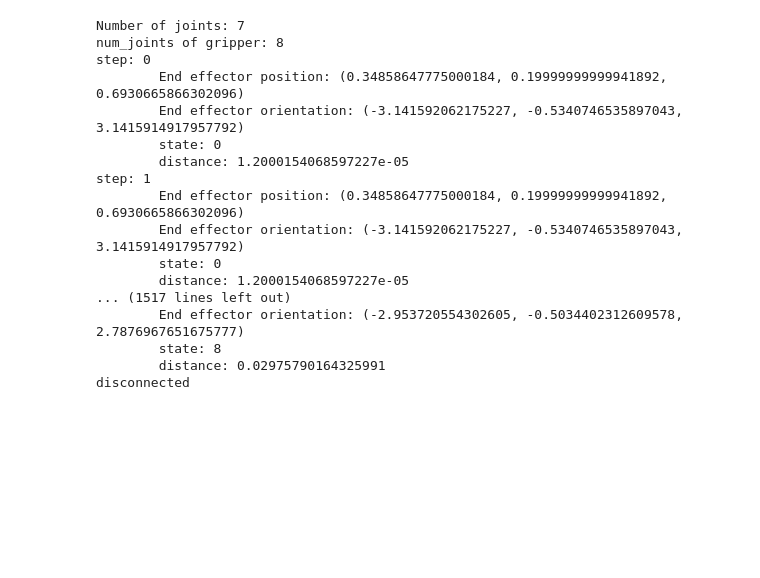
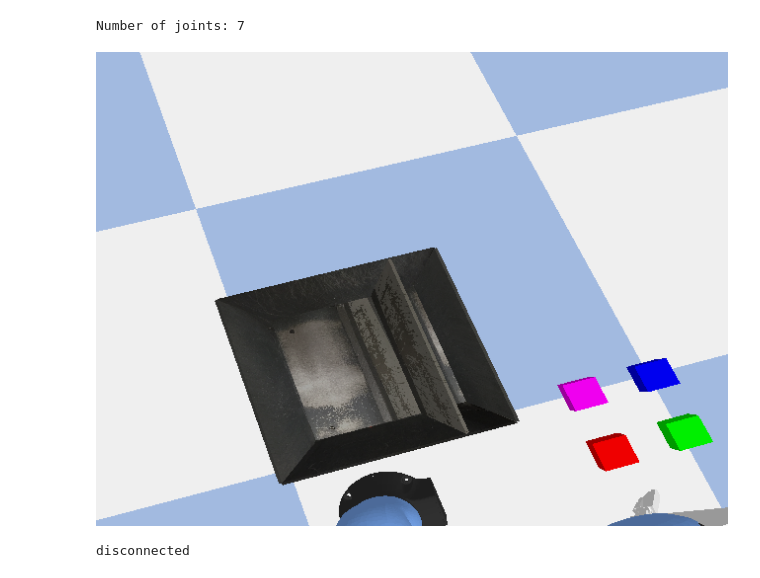
Before and after one commit to LiterallyTheOne/capstone_kaggle_generative_ai, a Jupyter notebook: notebooks/pybullet_2.ipynb, the cells around one changed output. Cells and saved outputs as stored; diff of their text form; code cells hidden in the pictures; blank space fills up the shorter version.

```diff
--- a/notebooks/pybullet_2.ipynb
+++ b/notebooks/pybullet_2.ipynb
@@ -365,21 +212,0 @@ def main():
-# %%
-if __name__ == "__main__":
-    main()
-# %% [output]
-Number of joints: 7
-num_joints of gripper: 8
-step: 0
-        End effector position: (0.34858647775000184, 0.19999999999941892, 0.6930665866302096)
-        End effector orientation: (-3.141592062175227, -0.5340746535897043, 3.1415914917957792)
-        state: 0
-        distance: 1.2000154068597227e-05
-step: 1
-        End effector position: (0.34858647775000184, 0.19999999999941892, 0.6930665866302096)
-        End effector orientation: (-3.141592062175227, -0.5340746535897043, 3.1415914917957792)
-        state: 0
-        distance: 1.2000154068597227e-05
-... (1517 lines left out)
-        End effector orientation: (-2.953720554302605, -0.5034402312609578, 2.7876967651675777)
-        state: 8
-        distance: 0.02975790164325991
-disconnected
@@ -385,0 +232,16 @@ disconnected
+# %%
+num_joints = p.getNumJoints(robot_id)
+end_effector_index = 6
+
+xyz_home = [0.3485885108719102, 0.19999583501695414, 0.6930555176178759]
+rpy_home = [-3.141589497304125, -0.5340481159455732, -3.1415741612872514]
+
+print("Number of joints:", num_joints)
+# %% [output]
+Number of joints: 7
+# %%
+_, _, rgb, _, _ = cam.capture()
+image = Image.fromarray(rgb)
+image
+# %% [output]
+[figure, added]
@@ -386 +368,7 @@ disconnected
+# %%
+if client != -1:
+    print("disconnected")
+    p.disconnect(client)
+# %% [output]
+disconnected
 # %%
```
Also changed, not shown: parts of 5 cells of this notebook.
